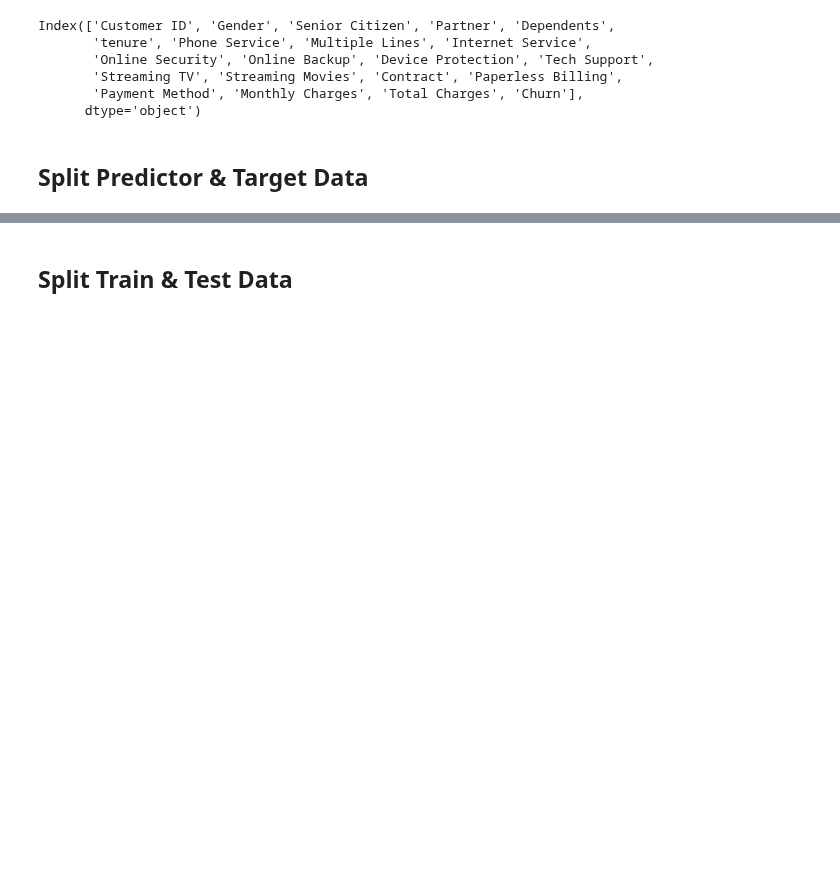
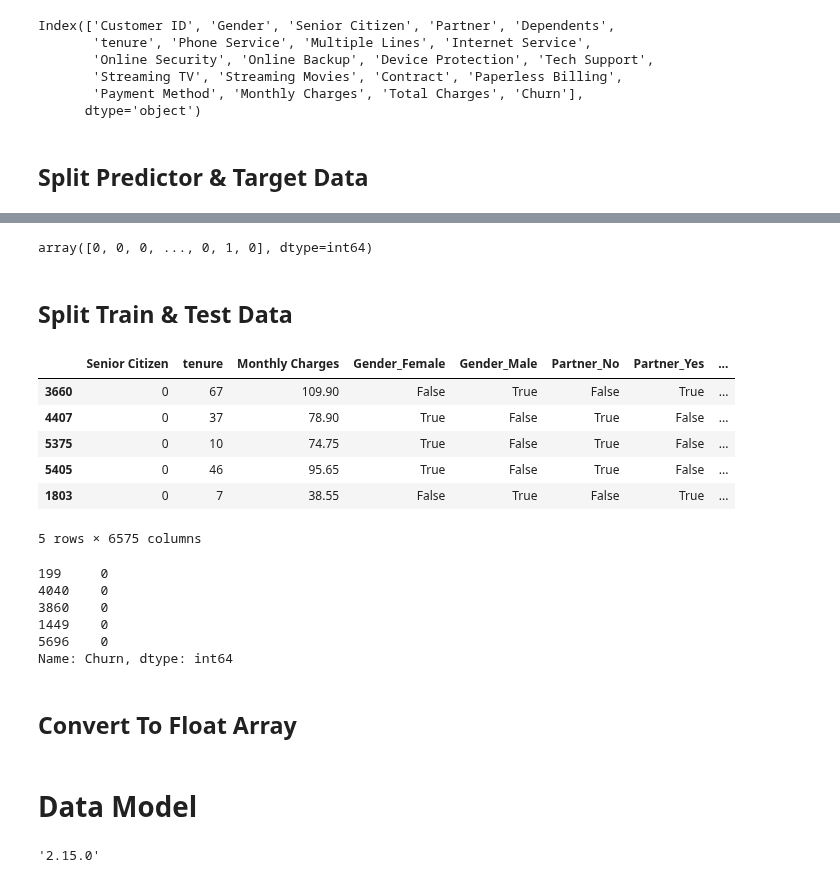
Before and after one commit to akshayyewle/Machine-Learning, a Jupyter notebook: 14 Churn Prediction Using Neural Network/Python Notebook.ipynb, the cells around one changed output, grey strips where cells are left out. Saved outputs shown, nothing was run; the diff lists cells and outputs as text; code cells hidden in the pictures; blank space fills up the shorter version.

```diff
--- a/14 Churn Prediction Using Neural Network/Python Notebook.ipynb
+++ b/14 Churn Prediction Using Neural Network/Python Notebook.ipynb
@@ -131,3 +132,28 @@ y.sample(5)
 Name: Churn, dtype: int64
+# %%
+y.values
+# %% [output]
+array([0, 0, 0, ..., 0, 1, 0], dtype=int64)
 # %% [markdown]
 ## **Split Train & Test Data**
+# %%
+X_train, X_test, y_train, y_test = train_test_split(X, y,train_size=0.75,random_state=13)
+
+display(X_train.sample(5))
+display(y_train.sample(5))
+# %% [output]
+|  | Senior Citizen | tenure | Monthly Charges | Gender_Female | Gender_Male | Partner_No | Partner_Yes | ... |
+| 3660 | 0 | 67 | 109.90 | False | True | False | True | ... |
+| 4407 | 0 | 37 | 78.90 | True | False | True | False | ... |
+| 5375 | 0 | 10 | 74.75 | True | False | True | False | ... |
+| 5405 | 0 | 46 | 95.65 | True | False | True | False | ... |
+| 1803 | 0 | 7 | 38.55 | False | True | False | True | ... |
+5 rows × 6575 columns
+199     0
+4040    0
+3860    0
+1449    0
+5696    0
+Name: Churn, dtype: int64
+# %% [markdown]
+## **Convert To Float Array**
@@ -133,0 +165,2 @@ Name: Churn, dtype: int64
+# %% [markdown]
+# **Data Model**
@@ -133,0 +171,4 @@ Name: Churn, dtype: int64
+# %%
+tf.__version__
+# %% [output]
+'2.15.0'
```
Also changed, not shown: parts of 10 cells of this notebook, 1 other file.
